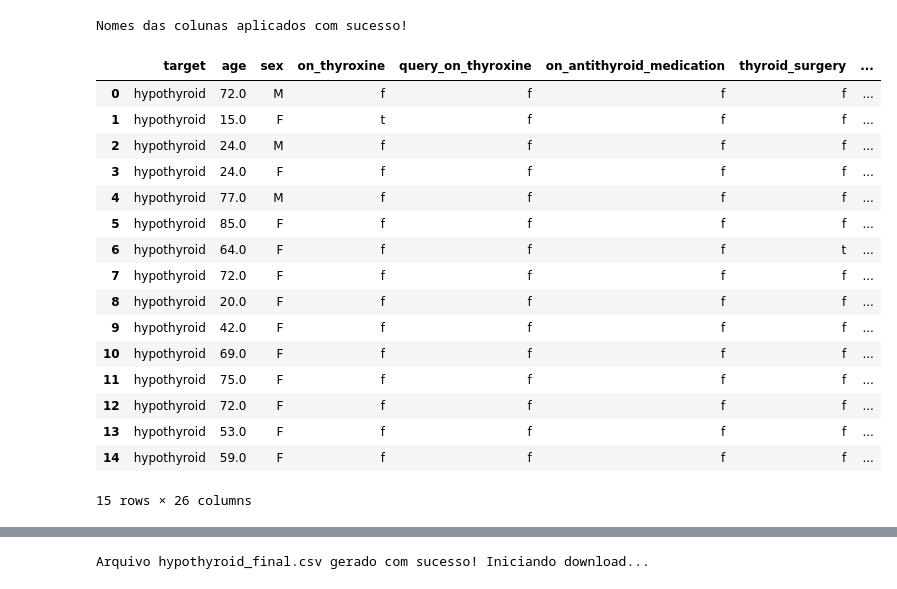
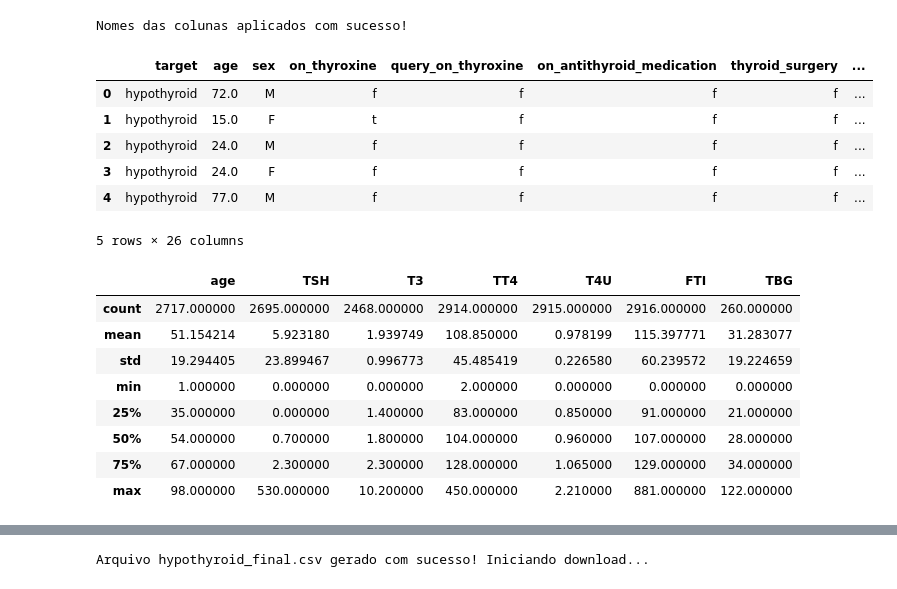
Before and after one commit to mvaraujo1977/TechCahllenge_Tireoide, a Jupyter notebook: model_tireoide.ipynb, the cells around one changed output, grey strips where cells are left out. Drawn from its saved outputs; the diff is of its cells as text; code cells hidden in the pictures.

Commit message:
Adicionando visões para tratamento dos dados

```diff
--- a/model_tireoide.ipynb
+++ b/model_tireoide.ipynb
@@ -9,8 +8,10 @@ KeyboardInterrupt:
 # %%
 import pandas as pd
 
-df = pd.read_csv("hypothyroid.data", header=None)
+# Carregando o dataset
+df = pd.read_csv('/content/hypothyroid.data', header=None, na_values='?')
 
+print("Dataset carregado com sucesso!")
+print(f"Formato do dataset: {df.shape}")
 print(df.head())
-print(df.shape)
 # %% [output]
@@ -33,15 +34,0 @@ print(df.shape)
-# %%
-import pandas as pd
-
-# Carregando o arquivo principal
-# Geralmente esses datasets vêm em partes (.data e .test),
-# mas como temos o 'hypothyroid.data', vamos garantir que ele esteja bem estruturado.
-df = pd.read_csv('hypothyroid.data', header=None, na_values='?')
-
-# Se houver outro arquivo de dados similar, você pode concatená-los assim:
-# df2 = pd.read_csv('outro_arquivo.data', header=None, na_values='?')
-# df_final = pd.concat([df, df2], ignore_index=True)
-
-print("Dataset carregado com sucesso!")
-print(f"Formato do dataset: {df.shape}")
-print(df.head())
@@ -102,62 +35,49 @@ Apenas o arquivo .data foi encontrado. df_final criado.
 # %%
 import re
+import os
 
 names_file = 'hypothyroid.names'
 
 column_names = []
 
 if os.path.exists(names_file):
     with open(names_file, 'r') as f:
         lines = f.readlines()
 
     # Tenta encontrar a linha que define as classes (primeira coluna)
     # No dataset hypothyroid, a primeira coluna geralmente é o alvo
     column_names.append('target')
 
     # Procura por padrões como 'nome_da_coluna: tipo.' no arquivo .names
     for line in lines:
         match = re.search(r'^([a-zA-Z0-9_ \-]+):', line)
         if match:
             col_name = match.group(1).strip().replace(' ', '_')
             if col_name not in column_names:
                 column_names.append(col_name)
 
 # Se conseguimos extrair nomes, aplicamos ao dataframe
-if len(column_names) == len(df_final.columns):
-    df_final.columns = column_names
+if len(column_names) == len(df.columns):
+    df.columns = column_names
     print("Nomes das colunas aplicados com sucesso!")
-else:
-    print(f"Aviso: Encontrados {len(column_names)} nomes para {len(df_final.columns)} colunas.")
-    # Fallback manual baseado na estrutura padrão do dataset Hypothyroid da UCI
-    uci_columns = [
-        'target', 'age', 'sex', 'on_thyroxine', 'query_on_thyroxine',
-        'on_antithyroid_medication', 'sick', 'pregnant', 'thyroid_surgery',
-        'I131_treatment', 'query_hypothyroid', 'query_hyperthyroid', 'lithium',
-        'goitre', 'tumor', 'hypopituitary', 'psych', 'TSH_measured', 'TSH',
-        'T3_measured', 'T3', 'TT4_measured', 'TT4', 'T4U_measured', 'T4U',
-        'FTI_measured', 'FTI', 'TBG_measured', 'TBG', 'referral_source'
-    ]
-    if len(df_final.columns) <= len(uci_columns):
-        df_final.columns = uci_columns[:len(df_final.columns)]
-        print("Colunas aplicadas usando mapeamento padrão UCI.")
 
-display(df_final.head(15))
+display(df.head())
+df.describe()
 # %% [output]
 Nomes das colunas aplicados com sucesso!
 |  | target | age | sex | on_thyroxine | query_on_thyroxine | on_antithyroid_medication | thyroid_surgery | ... |
 | 0 | hypothyroid | 72.0 | M | f | f | f | f | ... |
 | 1 | hypothyroid | 15.0 | F | t | f | f | f | ... |
 | 2 | hypothyroid | 24.0 | M | f | f | f | f | ... |
 | 3 | hypothyroid | 24.0 | F | f | f | f | f | ... |
 | 4 | hypothyroid | 77.0 | M | f | f | f | f | ... |
-| 5 | hypothyroid | 85.0 | F | f | f | f | f | ... |
-| 6 | hypothyroid | 64.0 | F | f | f | f | t | ... |
-| 7 | hypothyroid | 72.0 | F | f | f | f | f | ... |
-| 8 | hypothyroid | 20.0 | F | f | f | f | f | ... |
-| 9 | hypothyroid | 42.0 | F | f | f | f | f | ... |
-| 10 | hypothyroid | 69.0 | F | f | f | f | f | ... |
-| 11 | hypothyroid | 75.0 | F | f | f | f | f | ... |
-| 12 | hypothyroid | 72.0 | F | f | f | f | f | ... |
-| 13 | hypothyroid | 53.0 | F | f | f | f | f | ... |
-| 14 | hypothyroid | 59.0 | F | f | f | f | f | ... |
-15 rows × 26 columns
+5 rows × 26 columns
+|  | age | TSH | T3 | TT4 | T4U | FTI | TBG |
+| count | 2717.000000 | 2695.000000 | 2468.000000 | 2914.000000 | 2915.000000 | 2916.000000 | 260.000000 |
+| mean | 51.154214 | 5.923180 | 1.939749 | 108.850000 | 0.978199 | 115.397771 | 31.283077 |
+| std | 19.294405 | 23.899467 | 0.996773 | 45.485419 | 0.226580 | 60.239572 | 19.224659 |
+| min | 1.000000 | 0.000000 | 0.000000 | 2.000000 | 0.000000 | 0.000000 | 0.000000 |
+| 25% | 35.000000 | 0.000000 | 1.400000 | 83.000000 | 0.850000 | 91.000000 | 21.000000 |
+| 50% | 54.000000 | 0.700000 | 1.800000 | 104.000000 | 0.960000 | 107.000000 | 28.000000 |
+| 75% | 67.000000 | 2.300000 | 2.300000 | 128.000000 | 1.065000 | 129.000000 | 34.000000 |
+| max | 98.000000 | 530.000000 | 10.200000 | 450.000000 | 2.210000 | 881.000000 | 122.000000 |
```
Also changed, not shown: parts of 10 cells of this notebook.
